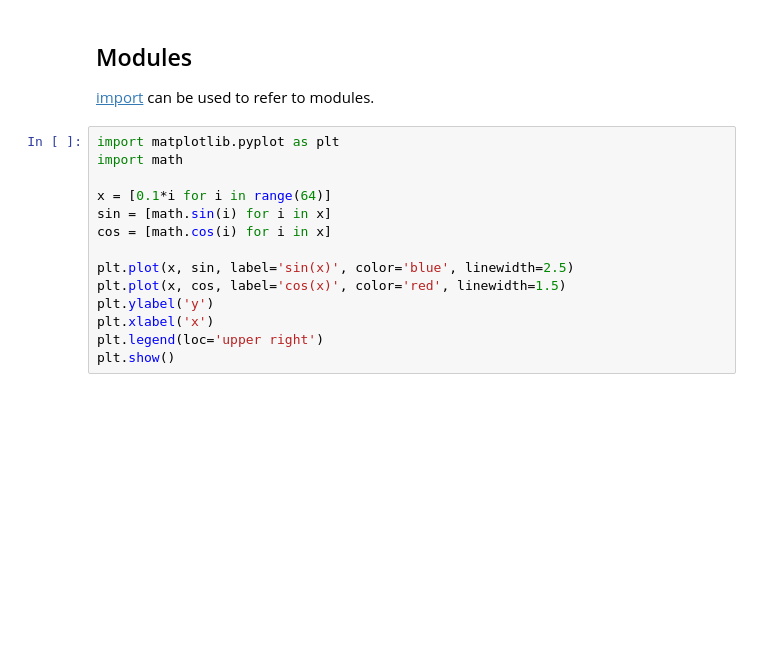
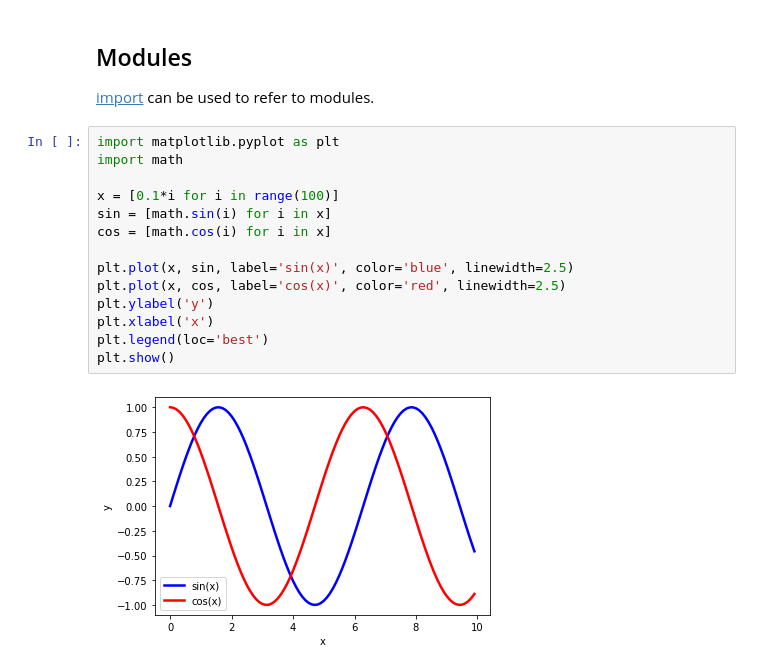
Before and after one commit to vithalabhishek/House-Price-Predicition, a Jupyter notebook: Python 3 Basics/Python_Quick_Start.ipynb, the cells around one changed output. Saved outputs shown, nothing was run; the diff lists cells and outputs as text; blank space fills up the shorter version.

```diff
--- a/Python 3 Basics/Python_Quick_Start.ipynb
+++ b/Python 3 Basics/Python_Quick_Start.ipynb
@@ -311,14 +440,16 @@ with open('somefile.txt') as f:
 # %%
 import matplotlib.pyplot as plt
 import math
 
-x = [0.1*i for i in range(64)]
+x = [0.1*i for i in range(100)]
 sin = [math.sin(i) for i in x]
 cos = [math.cos(i) for i in x]
 
 plt.plot(x, sin, label='sin(x)', color='blue', linewidth=2.5)
-plt.plot(x, cos, label='cos(x)', color='red', linewidth=1.5)
+plt.plot(x, cos, label='cos(x)', color='red', linewidth=2.5)
 plt.ylabel('y')
 plt.xlabel('x')
-plt.legend(loc='upper right')
+plt.legend(loc='best')
 plt.show()
+# %% [output]
+[figure, added]
```
Also changed, not shown: parts of 54 cells of this notebook, 1 other file.
